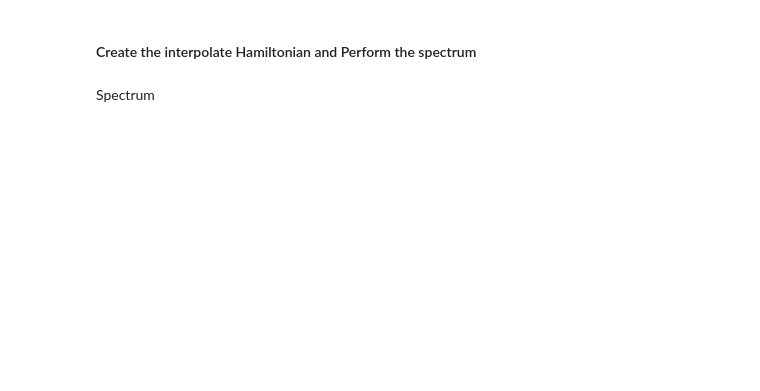
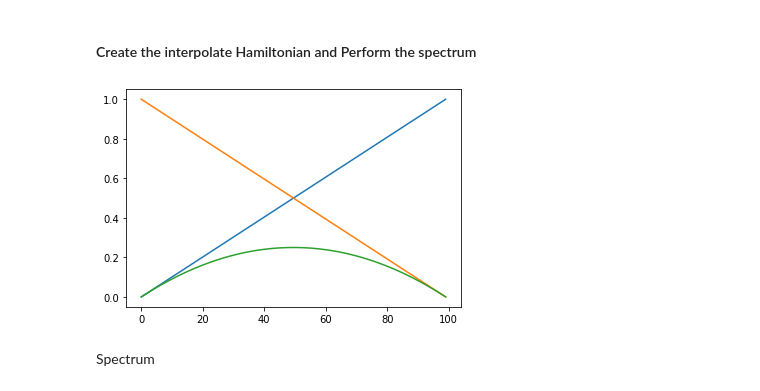
Before and after one commit to emacosta95/QuantumMachineLearningFermions, a Jupyter notebook: QuantumAnnealing.ipynb, the cells around one changed output. Drawn from its saved outputs; the diff is of its cells as text; code cells hidden in the pictures; blank space fills up the shorter version.

```diff
--- a/QuantumAnnealing.ipynb
+++ b/QuantumAnnealing.ipynb
@@ -337,7 +397,7 @@ print(IntermediateHamiltonian.hamiltonian)
 # %% [markdown]
 #### Define the target Hamiltonian
 # %%
-twobody_matrix,_,energies=get_twobody_nuclearshell_model(file_name=file_name)
+twobody_matrix,energies=get_twobody_nuclearshell_model(file_name=file_name)
 
 iso_dict={-0.5:'n',0.5:'p'}
 values=np.asarray(list(twobody_matrix.values()))
@@ -388,29 +472,32 @@ print('m value=',Moperator.hamiltonian @ TargetHamiltonian.hamiltonian- TargetHa
 #### Create the interpolate Hamiltonian and Perform the spectrum
 # %%
 ngrid=100
-nlevels=8
+nlevels=10
 lambd=np.linspace(0,1.,ngrid)
 
 spectrum=np.zeros((nlevels,ngrid))
 psi_spectrum = np.zeros((nlevels, InitialHamiltonian.basis.shape[0]))
 j_values=np.zeros_like(spectrum)
 m_values = np.zeros_like(spectrum)
-
+comm=np.zeros_like(spectrum)
 plt.plot(lambd)
 plt.plot(1-lambd)
 plt.plot(lambd*(1-lambd))
 
 for i in trange(ngrid):
 
     ham=lambd[i]*TargetHamiltonian.hamiltonian+(1-lambd[i])*InitialHamiltonian.hamiltonian#+lambd[i]*(1-lambd[i])*IntermediateHamiltonian.hamiltonian
 
-    values,psis=eigsh(ham,k=8,which='SA')
+    values,psis=eigsh(ham,k=nlevels,which='SA')
     for a in range(psis.shape[-1]):
         j_values[a,i]=psis[:,a].conjugate().transpose() @ Joperator.hamiltonian @ psis[:,a]
         m_values[a, i] = SPS.compute_m_exp_value(psi=psis[:,a],basis=InitialHamiltonian.basis)
+        comm[a,i]=(psis[:,a].conjugate().transpose() @ Moperator.hamiltonian @ InitialHamiltonian.hamiltonian- InitialHamiltonian.hamiltonian @ Moperator.hamiltonian @ psis[:,a])[0]
 
     spectrum[:,i]=values
     psi_spectrum=psis
+# %% [output]
+[figure, added]
 # %% [markdown]
 Spectrum
 # %%
```
Also changed, not shown: parts of 27 cells of this notebook, 15 other files.
